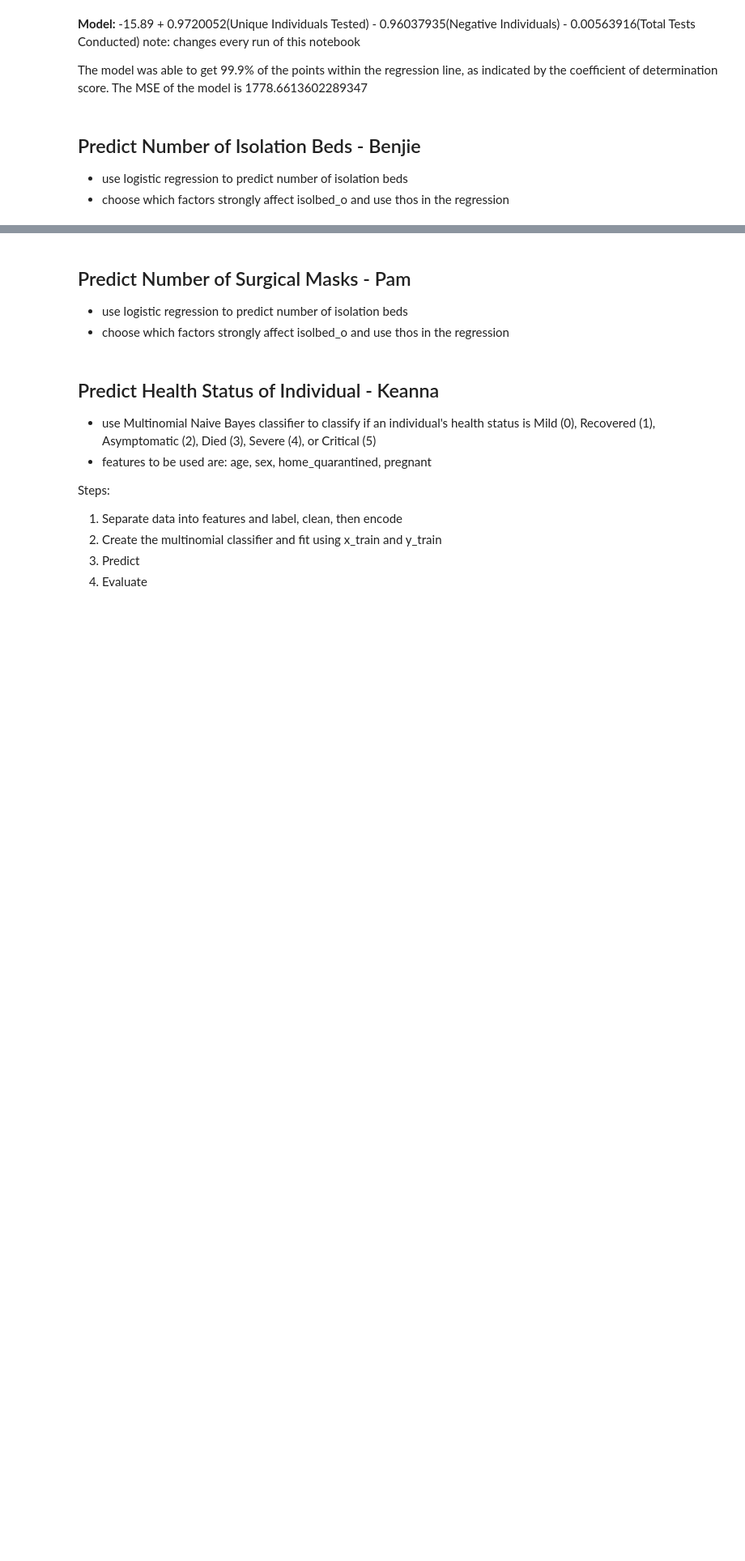
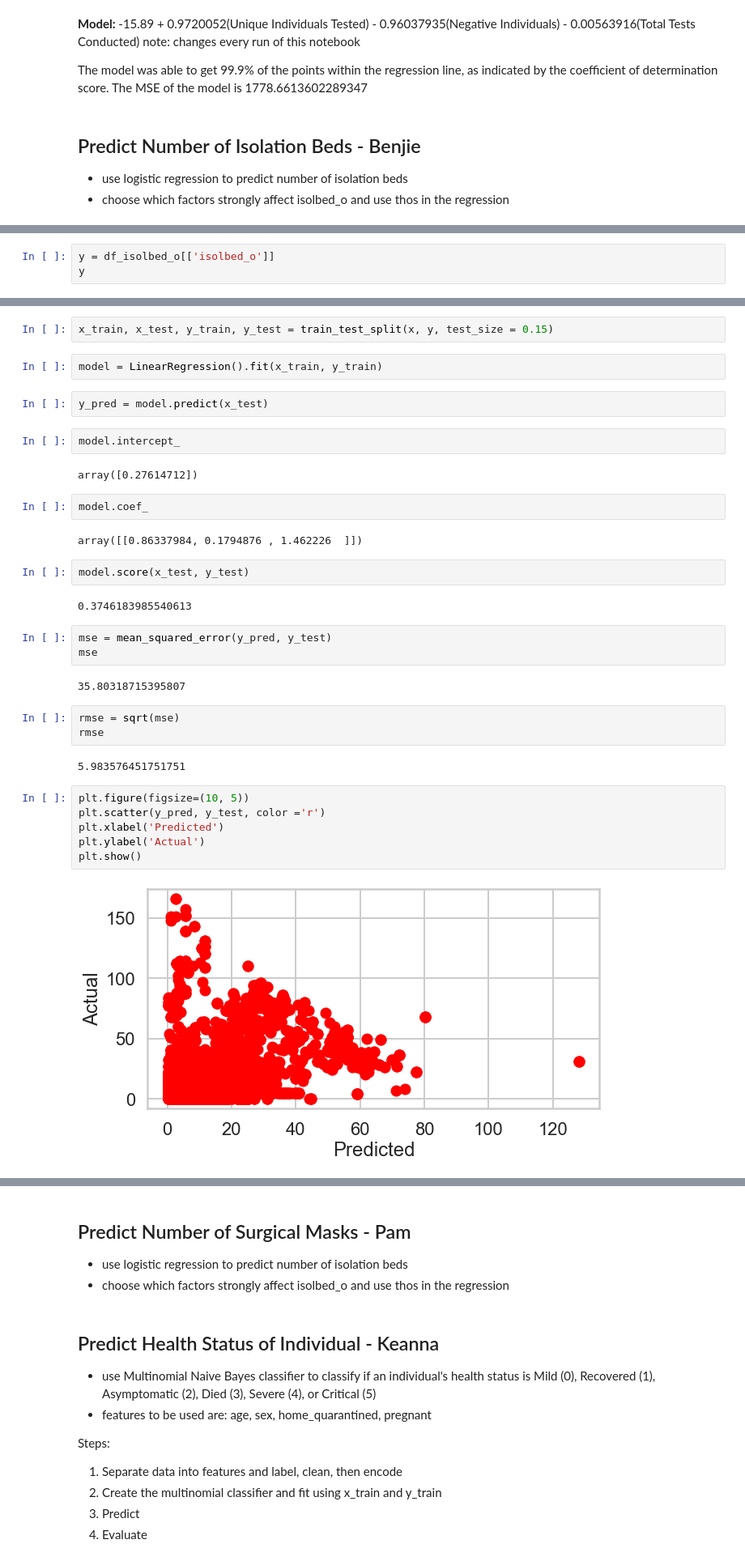
Before and after one commit to klouiesun00/CMSC197-ML-MiniProj-GroupJ, a Jupyter notebook: Mini-Project.ipynb, the cells around one changed output, grey strips where cells are left out. Shown at 81% size. Drawn from its saved outputs; the diff is of its cells as text; blank space fills up the shorter version.

Commit message:
Benjie's part - predicting isolation beds

```diff
--- a/Mini-Project.ipynb
+++ b/Mini-Project.ipynb
@@ -314,0 +417,3 @@ The model was able to get 99.9% of the points within the regression line, as ind
+# %%
+y = df_isolbed_o[['isolbed_o']]
+y
@@ -314,0 +434,36 @@ The model was able to get 99.9% of the points within the regression line, as ind
+# %%
+x_train, x_test, y_train, y_test = train_test_split(x, y, test_size = 0.15)
+# %%
+model = LinearRegression().fit(x_train, y_train)
+# %%
+y_pred = model.predict(x_test)
+# %%
+model.intercept_
+# %% [output]
+array([0.27614712])
+# %%
+model.coef_
+# %% [output]
+array([[0.86337984, 0.1794876 , 1.462226  ]])
+# %%
+model.score(x_test, y_test)
+# %% [output]
+0.3746183985540613
+# %%
+mse = mean_squared_error(y_pred, y_test)
+mse
+# %% [output]
+35.80318715395807
+# %%
+rmse = sqrt(mse)
+rmse
+# %% [output]
+5.983576451751751
+# %%
+plt.figure(figsize=(10, 5))
+plt.scatter(y_pred, y_test, color ='r')
+plt.xlabel('Predicted')
+plt.ylabel('Actual')
+plt.show()
+# %% [output]
+[figure, added]
```
Also changed, not shown: parts of 12 cells of this notebook.
